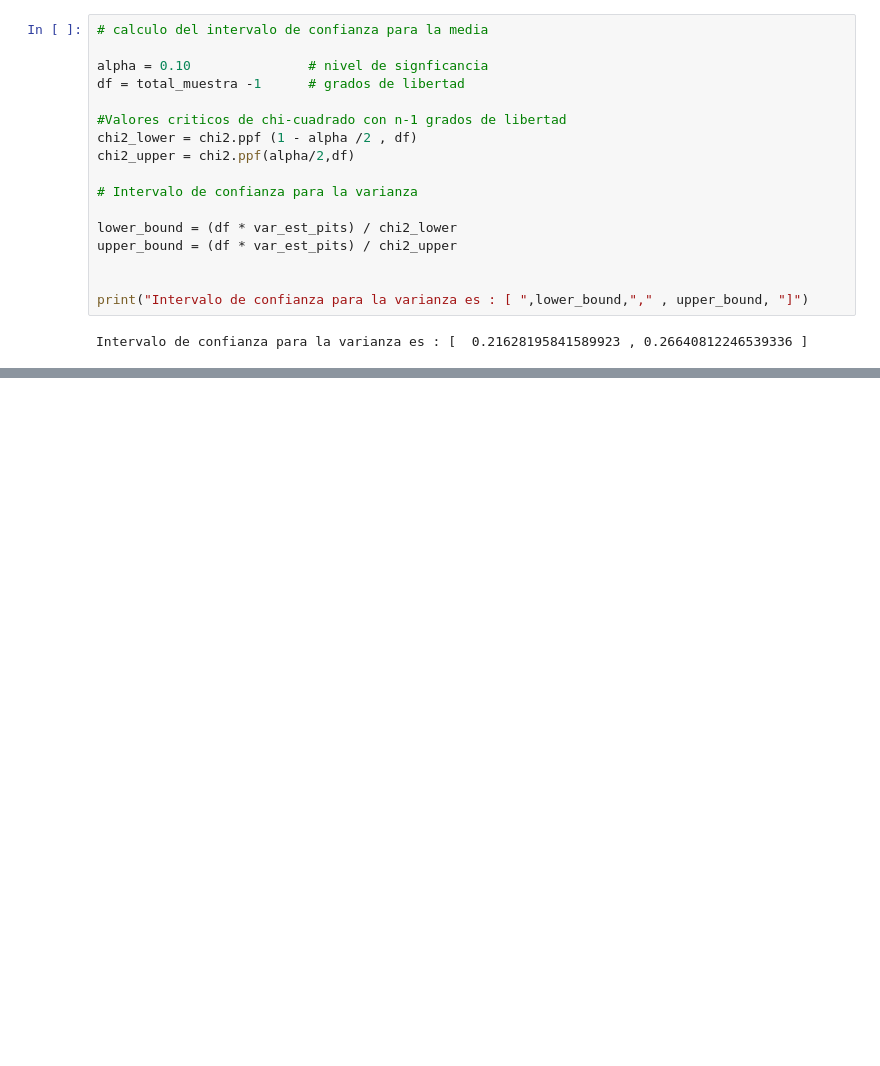
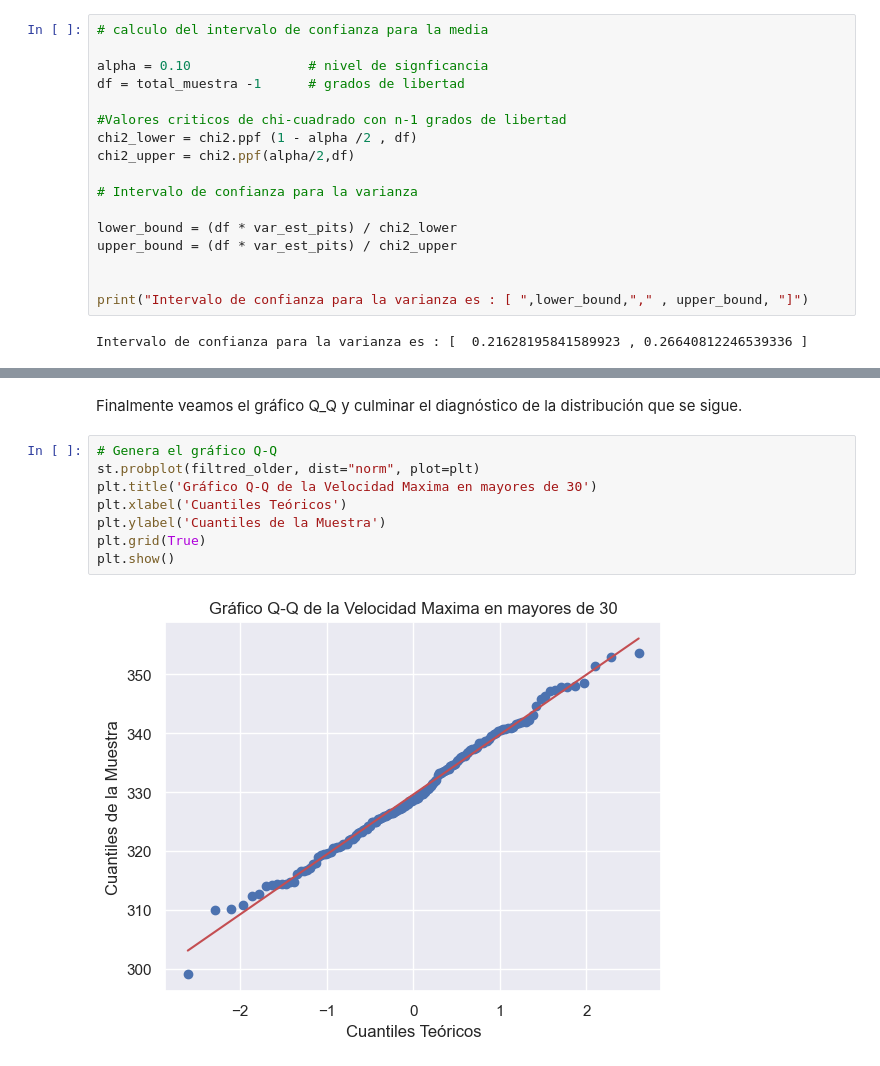
Before and after one commit to JabelResendiz/F1StatsLab, a Jupyter notebook: formula1/f1.ipynb, the cells around one changed output, grey strips where cells are left out. Cells and saved outputs as stored; diff of their text form; blank space fills up the shorter version.

```diff
--- a/formula1/f1.ipynb
+++ b/formula1/f1.ipynb
@@ -316,0 +367,12 @@ Intervalo de confianza para la varianza es : [  0.21628195841589923 , 0.26640812
+# %% [markdown]
+Finalmente veamos el gráfico Q_Q y culminar el diagnóstico de la distribución que se sigue.
+# %%
+# Genera el gráfico Q-Q
+st.probplot(filtred_older, dist="norm", plot=plt)
+plt.title('Gráfico Q-Q de la Velocidad Maxima en mayores de 30')
+plt.xlabel('Cuantiles Teóricos')
+plt.ylabel('Cuantiles de la Muestra')
+plt.grid(True)
+plt.show()
+# %% [output]
+[figure, added]
```
Also changed, not shown: parts of 16 cells of this notebook, 1 other file.
